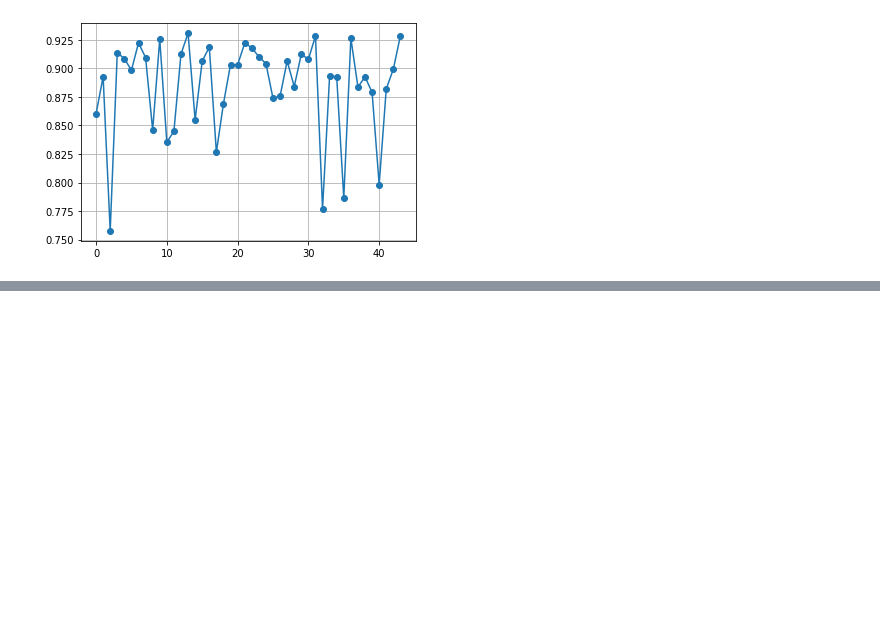
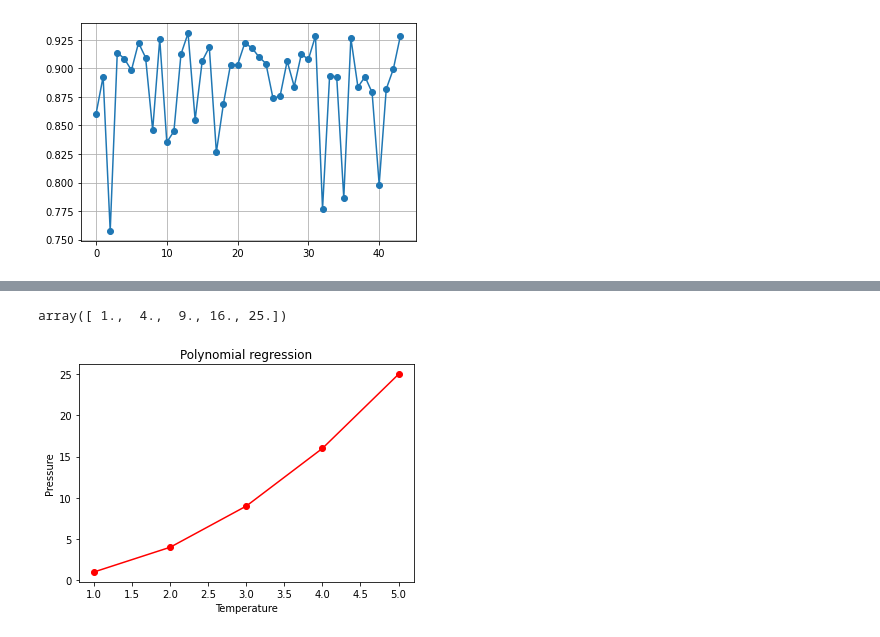
Before and after one commit to ShahHet2812/Sem4, a Jupyter notebook: B4_128_Sem_4/B4_T2/Python/Chapter-5.ipynb, the cells around one changed output, grey strips where cells are left out. Cells and saved outputs as stored; diff of their text form; code cells hidden in the pictures; blank space fills up the shorter version.

```diff
--- a/B4_128_Sem_4/B4_T2/Python/Chapter-5.ipynb
+++ b/B4_128_Sem_4/B4_T2/Python/Chapter-5.ipynb
@@ -593,0 +602,13 @@ plt.grid()
+# %%
+import pandas as pd
+from sklearn.preprocessing import PolynomialFeatures
+from sklearn.linear_model import LinearRegression
+import matplotlib.pyplot as plt
+x=[1,2,3,4,5]
+y=[1,4,9,16,25]
+df=pd.DataFrame({'x':x,'y':y})
+x=df.iloc[:,0:1]
+y=df.iloc[:,1]
+poly = PolynomialFeatures(degree=2)
+x_poly = poly.fit_transform(x)
+x_poly,x
@@ -593,0 +627,16 @@ plt.grid()
+# %%
+model = LinearRegression()
+model.fit(x_poly,y)
+y_pred = model.predict(x_poly)
+y_pred
+# %% [output]
+array([ 1.,  4.,  9., 16., 25.])
+# %%
+plt.scatter(x,y,color='red')
+plt.plot(x,y_pred,color='red')
+plt.title('Polynomial regression')
+plt.xlabel("Temperature")
+plt.ylabel("Pressure")
+plt.show()
+# %% [output]
+[figure, added]
```
Also changed, not shown: parts of 3 cells of this notebook, 5 other files.
